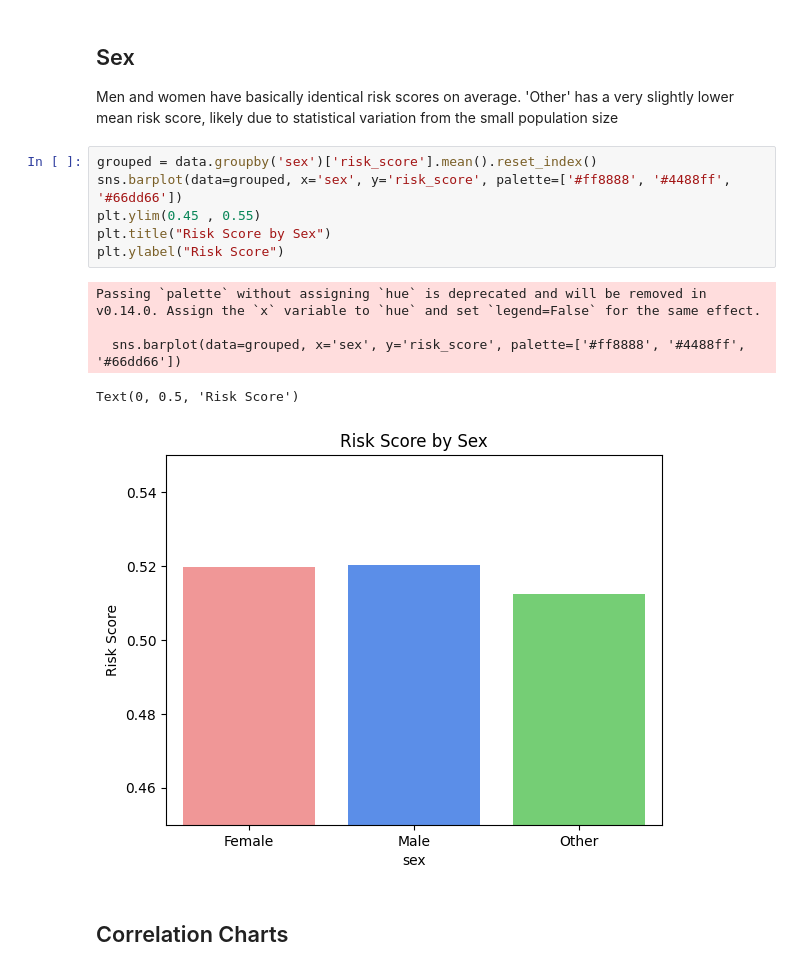
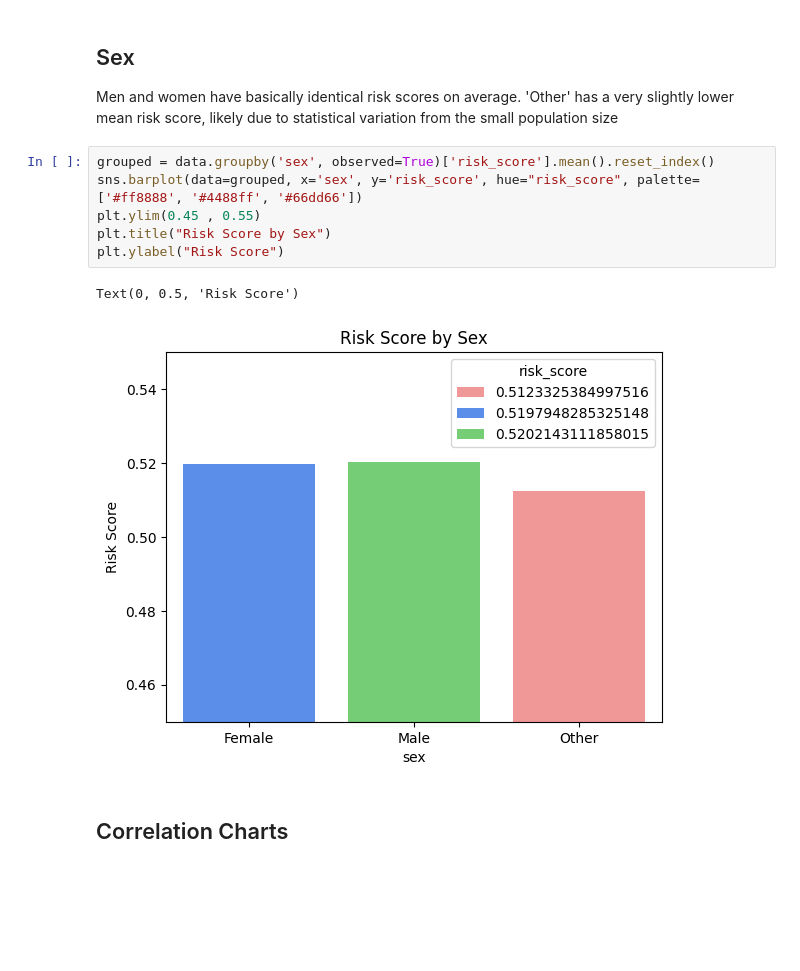
Before and after one commit to Abled773/HI-Risk-Prediction-and-Analysis, a Jupyter notebook: Risk_Analysis_and_Prediction.ipynb, the cells around one changed output. Cells and saved outputs as stored; diff of their text form; blank space fills up the shorter version.

```diff
--- a/Risk_Analysis_and_Prediction.ipynb
+++ b/Risk_Analysis_and_Prediction.ipynb
@@ -518,17 +610,14 @@ Text(0.5, 1.0, 'Risk Score by Alcohol Consumption Frequency')
 
 Men and women have basically identical risk scores on average. 'Other' has a very slightly lower mean risk score, likely due to statistical variation from the small population size
 # %%
-grouped = data.groupby('sex')['risk_score'].mean().reset_index()
-sns.barplot(data=grouped, x='sex', y='risk_score', palette=['#ff8888', '#4488ff', '#66dd66'])
+grouped = data.groupby('sex', observed=True)['risk_score'].mean().reset_index()
+sns.barplot(data=grouped, x='sex', y='risk_score', hue="risk_score", palette=['#ff8888', '#4488ff', '#66dd66'])
 plt.ylim(0.45 , 0.55)
 plt.title("Risk Score by Sex")
 plt.ylabel("Risk Score")
 # %% [output]
-Passing `palette` without assigning `hue` is deprecated and will be removed in v0.14.0. Assign the `x` variable to `hue` and set `legend=False` for the same effect.
-
-  sns.barplot(data=grouped, x='sex', y='risk_score', palette=['#ff8888', '#4488ff', '#66dd66'])
+Text(0, 0.5, 'Risk Score')
-Text(0, 0.5, 'Risk Score')
-[figure, old version]
+[figure, new version]
 # %% [markdown]
 ## Correlation Charts
 # %%
```
Also changed, not shown: parts of 13 cells of this notebook.
